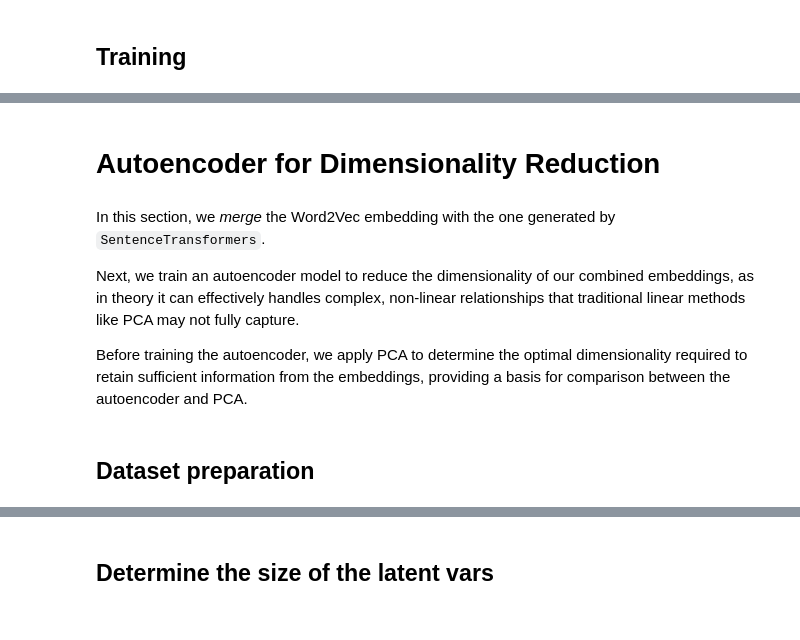
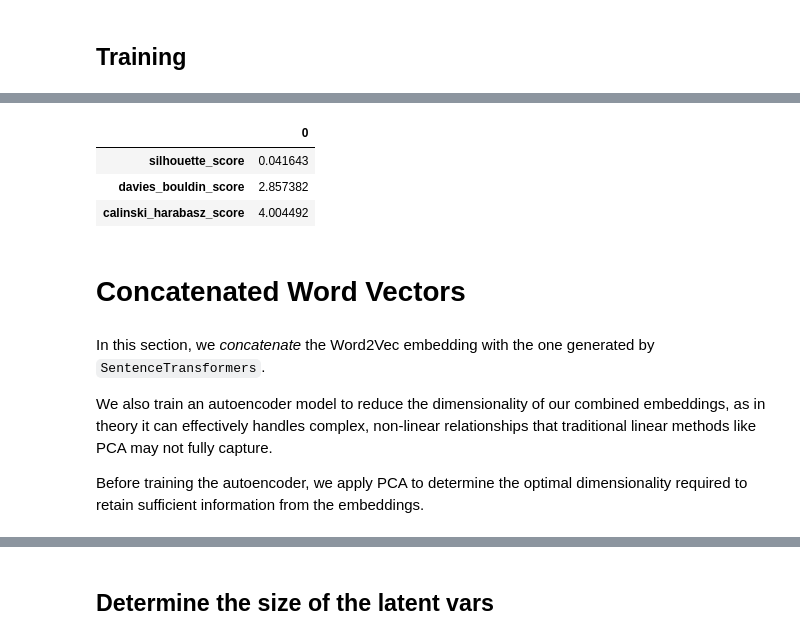
Before and after one commit to fandayp/exploratory, a Jupyter notebook: user-review-topic-clustering.ipynb, the cells around one changed output, grey strips where cells are left out. Saved outputs shown, nothing was run; the diff lists cells and outputs as text; code cells hidden in the pictures.

```diff
--- a/user-review-topic-clustering.ipynb
+++ b/user-review-topic-clustering.ipynb
@@ -243,0 +396,15 @@ model_w2v.save(f"word2vec_amazon_reviews-{timestamp}")
+# %%
+class LLMEncoder(BaseEstimator, TransformerMixin):
+
+    def __init__(self, model):
+        # Load the Transformer model
+        self.model = model
+
+    def fit(self, X, y=None):
+        return self
+
+    def transform(self, X):
+        """ Transform the data using the transformer model. """
+
+        wv = X.apply(self.model.encode)
+        return wv
@@ -243,0 +413,17 @@ model_w2v.save(f"word2vec_amazon_reviews-{timestamp}")
+# %%
+llm_encoder = LLMEncoder(model_llm)
+# %%
+selected_data = select_dataset(processed_dataset,
+                               selected_id,
+                               model_sentiment,
+                               sentiment="positive")
+selected_data["llm"] = llm_encoder.transform(selected_data["processed_text"])
+
+# Clustering
+clust = HDBSCANClustering(apply_pca=True)
+
+X = np.vstack(selected_data["llm"].values)
+selected_data["llm_label"] = clust.fit_transform(X)
+
+# Visualization
+visualize_cluster(selected_data, "llm", "llm_label")
@@ -244,10 +433,15 @@ model_w2v.save(f"word2vec_amazon_reviews-{timestamp}")
+# %%
+evaluate_cluster(X, selected_data["llm_label"])
+# %% [output]
+|  | 0 |
+| silhouette_score | 0.041643 |
+| davies_bouldin_score | 2.857382 |
+| calinski_harabasz_score | 4.004492 |
 # %% [markdown]
-# Autoencoder for Dimensionality Reduction
+# Concatenated Word Vectors
 # %% [markdown]
-In this section, we *merge* the Word2Vec embedding with the one generated by `SentenceTransformers`.
+In this section, we *concatenate* the Word2Vec embedding with the one generated by `SentenceTransformers`.
 
-Next, we train an autoencoder model to reduce the dimensionality of our combined embeddings, as in theory it can effectively handles complex, non-linear relationships that traditional linear methods like PCA may not fully capture.
+We also train an autoencoder model to reduce the dimensionality of our combined embeddings, as in theory it can effectively handles complex, non-linear relationships that traditional linear methods like PCA may not fully capture.
 
-Before training the autoencoder, we apply PCA to determine the optimal dimensionality required to retain sufficient information from the embeddings, providing a basis for comparison between the autoencoder and PCA.
+Before training the autoencoder, we apply PCA to determine the optimal dimensionality required to retain sufficient information from the embeddings.
-# %% [markdown]
-## Dataset preparation
```
Also changed, not shown: parts of 90 cells of this notebook.
